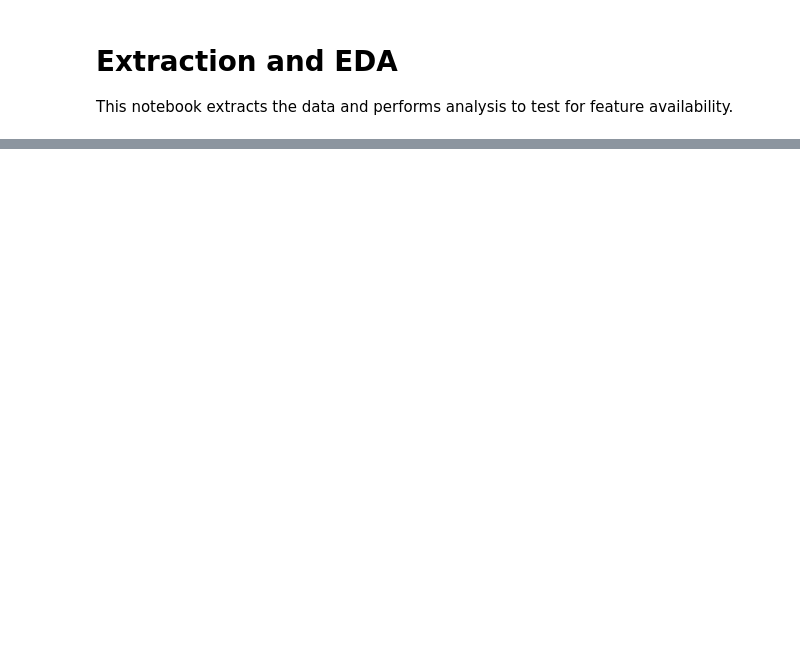
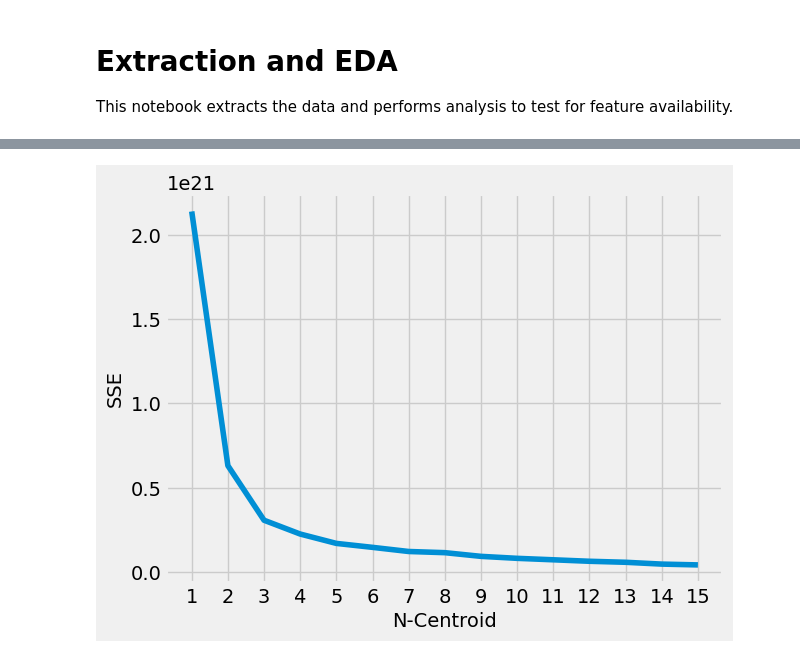
Before and after one commit to cpaulisi/govini-interview, a Jupyter notebook: notebooks/eda.ipynb, the cells around one changed output, grey strips where cells are left out. Saved outputs shown, nothing was run; the diff lists cells and outputs as text; code cells hidden in the pictures; blank space fills up the shorter version.

Commit message:
ADD: clustering and ks test

```diff
--- a/notebooks/eda.ipynb
+++ b/notebooks/eda.ipynb
@@ -257,0 +211,91 @@ Name: load_date_a__company, Length: 76344, dtype: object
+# %%
+from kneed import KneeLocator
+from sklearn.datasets import make_blobs
+from sklearn.cluster import KMeans
+import matplotlib.pyplot as plt
+
+def centroid_analysis(
+    frame: pd.DataFrame,
+    index: str,
+    kmeans_parameters: Dict[str, Union[int, str]],
+    kmeans_iter: int,
+    visualize: bool=False
+) -> int:
+    """Find optimal number of centroids through recommended evaluation metric
+
+    Function that find the optimal number of centroids in a dataset. Used to evaluate unlabeled datasets for
+    similarity metrics.
+
+    Args:
+        frame (pd.DataFrame) : frame used to find centroids
+        index (str) : primary index of frame
+        kmeans_parameters (Dict[str, Union[int, str]]) : kmeans values used as parameters
+        kmeans_iter (int) : number of iterations to run on kmeans cluster
+        eval_method (int) : method of evaluation
+        visualize (bool) : visualization preference for elbow analysis
+    Returns:
+        n_centroids (int) : number of centroids that are considered optimal
+    """
+
+    comp_num = frame[[col for col, datatype in frame.dtypes.to_dict().items() if (datatype != np.dtype('O'))or (col==index)]]
+    # check primary index for all unique values
+    if comp_num.index.value_counts().max()==1:
+        comp_dropna = comp_num.set_index(index).dropna()
+        col_map = comp_dropna.columns.to_numpy()
+        comp_vals = comp_dropna.values
+    # if non-unique primary index, consolidate based upon append-only insert on schema
+    else:
+        # get last index for each group
+        max_index_per_entity = comp_num.reset_index().groupby(index)['index'].max()
+        comp_dropna = comp_num.iloc[list(max_index_per_entity.values)].set_index(index).dropna()
+        col_map = comp_dropna.columns.to_numpy()
+        comp_vals = comp_dropna.values
+    # start inertia compilation
+    inertia_values = list()
+    for i in range(1,kmeans_iter):
+        km = KMeans(n_clusters=i, **kmeans_parameters)
+        # fit data to numpy data
+        km.fit(comp_vals)
+        inertia_values.append(km.inertia_)
+    if visualize:
+        plt.xticks(range(1, kmeans_iter))
+        plt.plot(range(1, kmeans_iter), inertia_values)
+        plt.xlabel("N-Centroid")
+        plt.ylabel("SSE")
+        plt.show()
+    # return elbow from method
+    knee = KneeLocator(
+        range(1, kmeans_iter),
+        inertia_values,
+        curve="convex",
+        direction="decreasing"
+    )
+    elbow = knee.elbow
+    return elbow, comp_vals, col_map
+
+a_elbow, a_comp_vals, a_col_map = centroid_analysis(
+    frame=a_comp,
+    index='vendor_id',
+    kmeans_parameters={
+        "init": "random",
+        "n_init": 10,
+        "max_iter": 500,
+        "random_state": 0,
+    },
+    kmeans_iter=16,
+    visualize=True
+)
+b_elbow, b_comp_vals, b_col_map = centroid_analysis(
+    frame=b_comp,
+    index='b_entity_id',
+    kmeans_parameters={
+        "init": "random",
+        "n_init": 10,
+        "max_iter": 500,
+        "random_state": 0,
+    },
+    kmeans_iter=16,
+    visualize=True
+)
+# %% [output]
+[figure, added]
```
Also changed, not shown: parts of 11 cells of this notebook, 1 other file.
